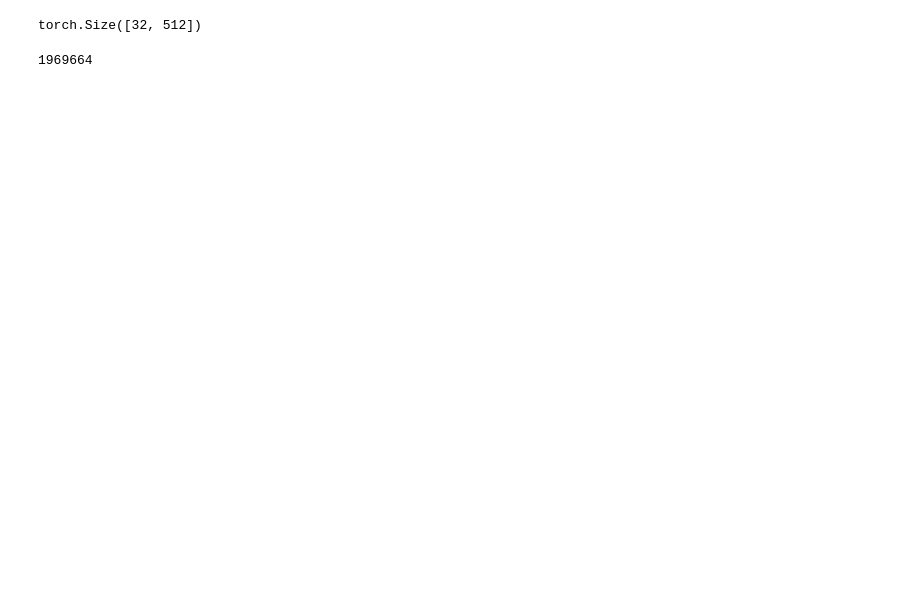
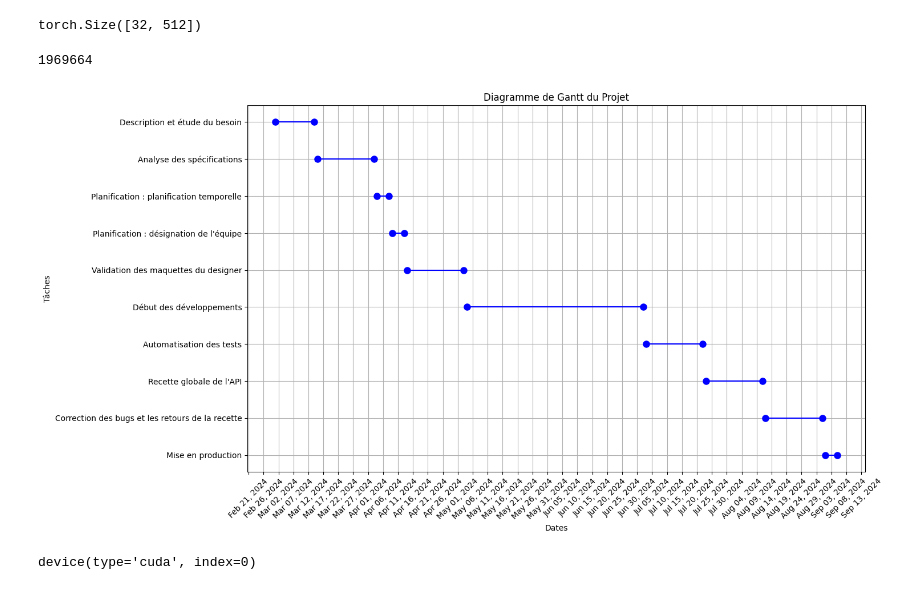
Before and after one commit to zakaria-narjis/ai-photo-enhancer, a Jupyter notebook: notebooks/test_txt_features.ipynb, the cells around one changed output. Drawn from its saved outputs; the diff is of its cells as text; code cells hidden in the pictures; blank space fills up the shorter version.

```diff
--- a/notebooks/test_txt_features.ipynb
+++ b/notebooks/test_txt_features.ipynb
@@ -614,3 +626,67 @@ def get_n_params(model):
 get_n_params(att)
 # %% [output]
 1969664
+# %%
+import pandas as pd
+import matplotlib.pyplot as plt
+import matplotlib.dates as mdates
+
+# Définir les tâches avec les dates de début et de fin
+tasks = [
+    {"Task": "Description et étude du besoin", "Start": "2024-03-01", "End": "2024-03-14"},
+    {"Task": "Analyse des spécifications", "Start": "2024-03-15", "End": "2024-04-03"},
+    {"Task": "Planification : planification temporelle", "Start": "2024-04-04", "End": "2024-04-08"},
+    {"Task": "Planification : désignation de l'équipe", "Start": "2024-04-09", "End": "2024-04-13"},
+    {"Task": "Validation des maquettes du designer", "Start": "2024-04-14", "End": "2024-05-03"},
+    {"Task": "Début des développements", "Start": "2024-05-04", "End": "2024-07-02"},
+    {"Task": "Automatisation des tests", "Start": "2024-07-03", "End": "2024-07-22"},
+    {"Task": "Recette globale de l'API", "Start": "2024-07-23", "End": "2024-08-11"},
+    {"Task": "Correction des bugs et les retours de la recette", "Start": "2024-08-12", "End": "2024-08-31"},
+    {"Task": "Mise en production", "Start": "2024-09-01", "End": "2024-09-05"}
+]
+
+# Convertir les données des tâches en DataFrame
+df = pd.DataFrame(tasks)
+
+# Convertir les chaînes de dates en objets datetime
+df['Start'] = pd.to_datetime(df['Start'])
+df['End'] = pd.to_datetime(df['End'])
+
+# Inverser l'ordre des tâches
+df_reversed = df.iloc[::-1].reset_index(drop=True)
+
+# Tracer le diagramme de Gantt avec les tâches inversées et inclure les jours
+fig, ax = plt.subplots(figsize=(15, 8))
+
+# Tracer chaque tâche
+for i, task in df_reversed.iterrows():
+    ax.plot([task['Start'], task['End']], [i, i], color='blue', marker='o', markersize=8)
+
+# Définir les étiquettes de l'axe y aux noms des tâches
+ax.set_yticks(range(len(df_reversed)))
+ax.set_yticklabels(df_reversed['Task'])
+
+# Formater l'axe x pour afficher les dates et les jours
+ax.xaxis.set_major_locator(mdates.DayLocator(interval=5))
+ax.xaxis.set_major_formatter(mdates.DateFormatter('%b %d, %Y'))
+
+# Définir les labels et le titre
+plt.xlabel('Dates')
+plt.ylabel('Tâches')
+plt.title('Diagramme de Gantt du Projet')
+
+# Faire pivoter les étiquettes des dates
+plt.xticks(rotation=45)
+
+plt.tight_layout()
+plt.grid(True)
+plt.show()
+
+# Sauvegarder le diagramme de Gantt avec les jours inclus
+fig.savefig("gantt_chart_project_with_days.svg", format='svg')
+# %% [output]
+[figure, added]
+# %%
+torch.device('cuda:0') if torch.cuda.is_available() else torch.device('cpu')
+# %% [output]
+device(type='cuda', index=0)
```
Also changed, not shown: parts of 6 cells of this notebook, 6 other files.
